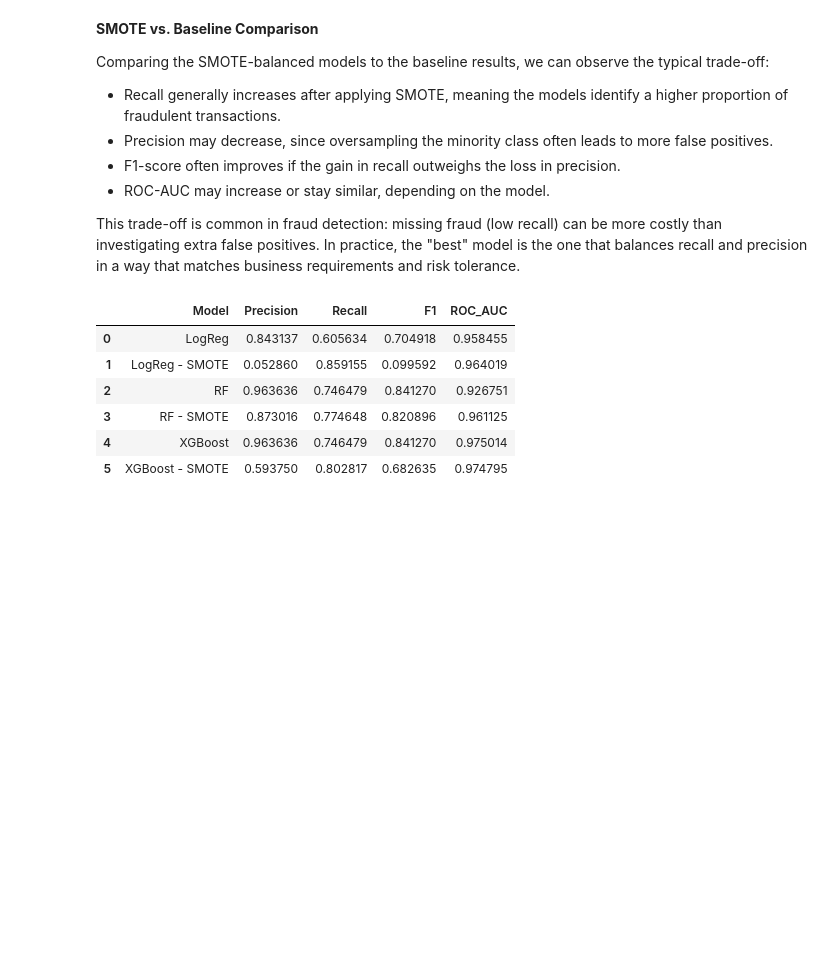
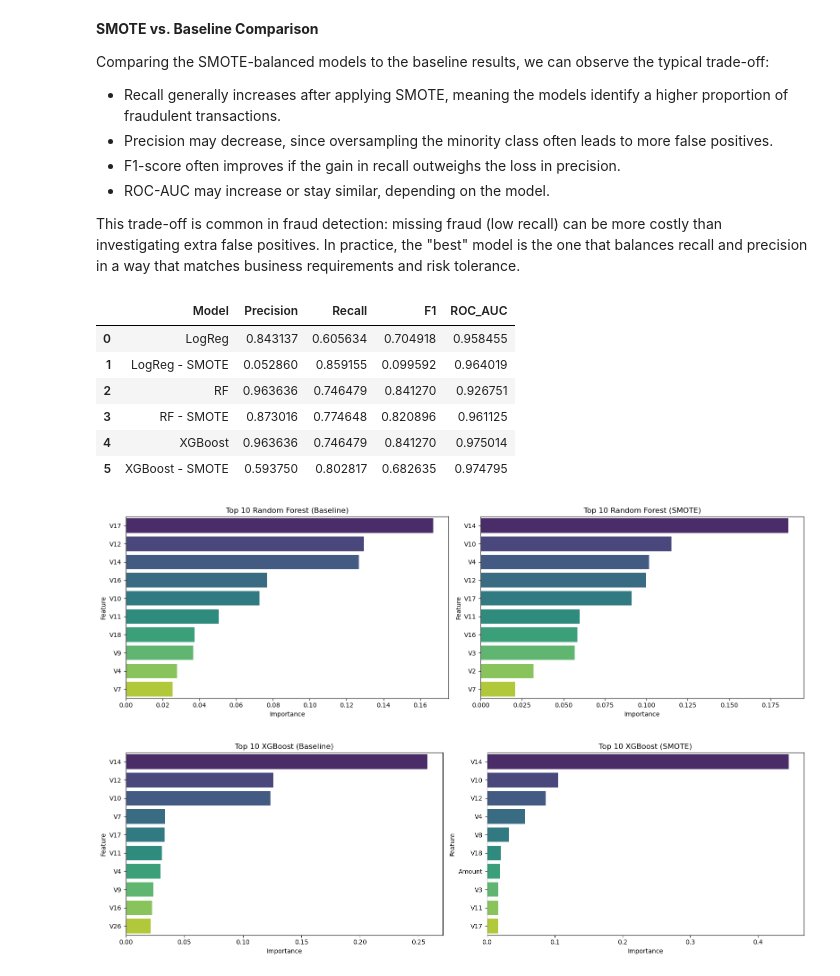
Before and after one commit to AliAbdulHameed/Credit_Card_Fraud_Detection_Team1, a Jupyter notebook: AAI-501_Group_Project.ipynb, the cells around one changed output. Saved outputs shown, nothing was run; the diff lists cells and outputs as text; code cells hidden in the pictures; blank space fills up the shorter version.

Commit message:
Added feature importance plots and md updates

```diff
--- a/AAI-501_Group_Project.ipynb
+++ b/AAI-501_Group_Project.ipynb
@@ -501,0 +543,9 @@ all_results
+# %%
+# Compare Random Forest
+plot_feature_importances_comparison(rf, rf_smote, X_train_scaled, "Random Forest")
+
+# Compare XGBoost
+plot_feature_importances_comparison(xgb, xgb_smote, X_train_scaled, "XGBoost")
+# %% [output]
+[figure, added]
+[figure, added]
```
Also changed, not shown: parts of 3 cells of this notebook.
